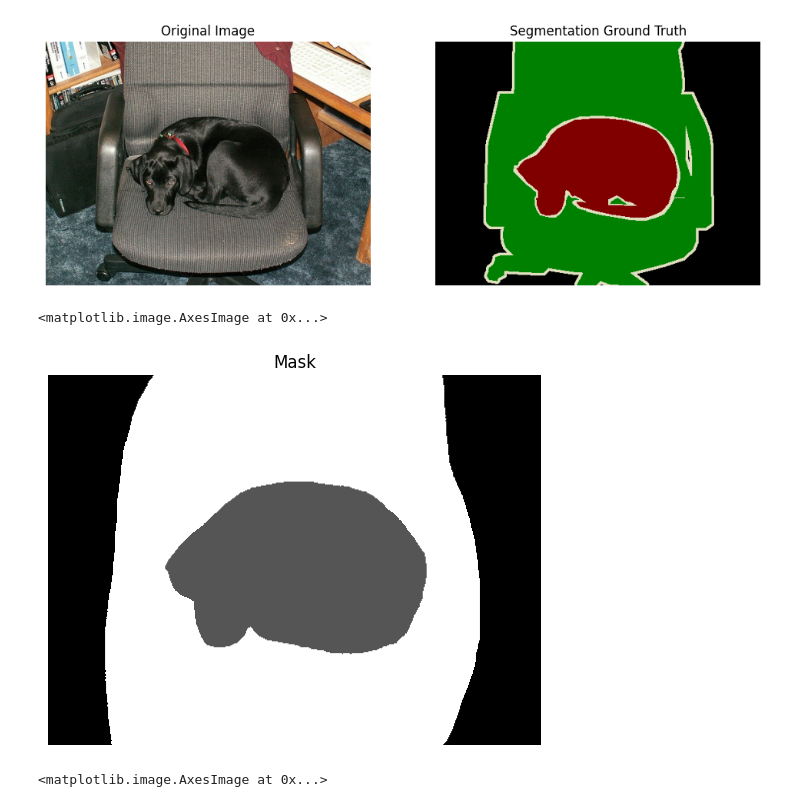
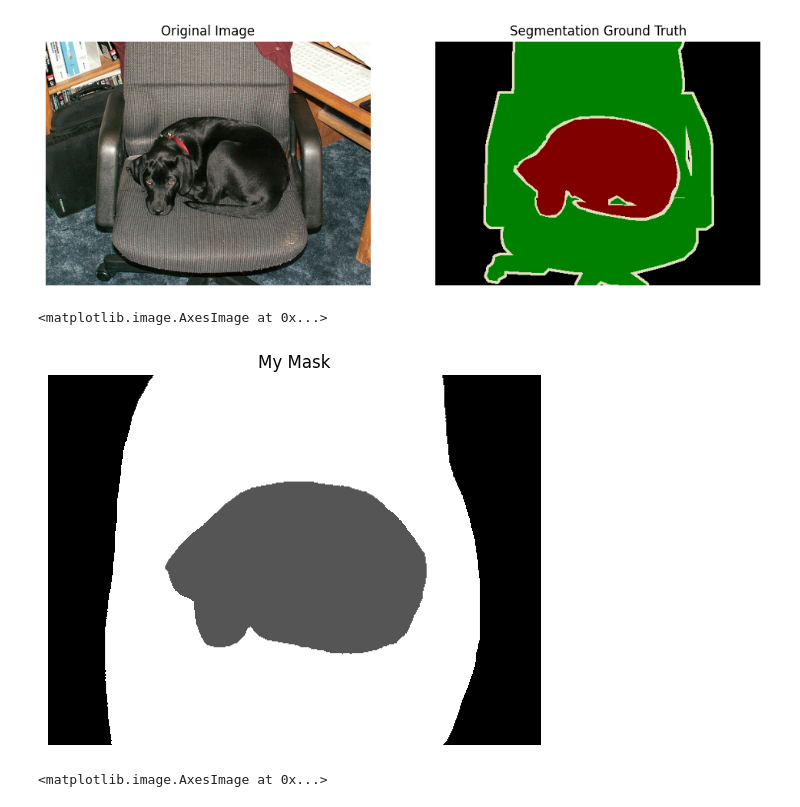
Before and after one commit to vktr274/cv-binary-segmentation, a Jupyter notebook: task1.ipynb, the cells around one changed output. Cells and saved outputs as stored; diff of their text form; code cells hidden in the pictures.

```diff
--- a/task1.ipynb
+++ b/task1.ipynb
@@ -39,11 +43,11 @@ plt.imshow(image_gt[:,:,::-1])
 [figure]
 # %%
 plt.axis("off")
-plt.title("Mask")
+plt.title("My Mask")
 plt.imshow(mask, cmap="gray")
 # %% [output]
 <matplotlib.image.AxesImage at 0x...>
-[figure, old version]
+[figure, new version]
 # %%
 bgd_model = np.zeros((1,65),np.float64)
 fgd_model = np.zeros((1,65),np.float64)
```
Also changed, not shown: parts of 1 cell of this notebook.
